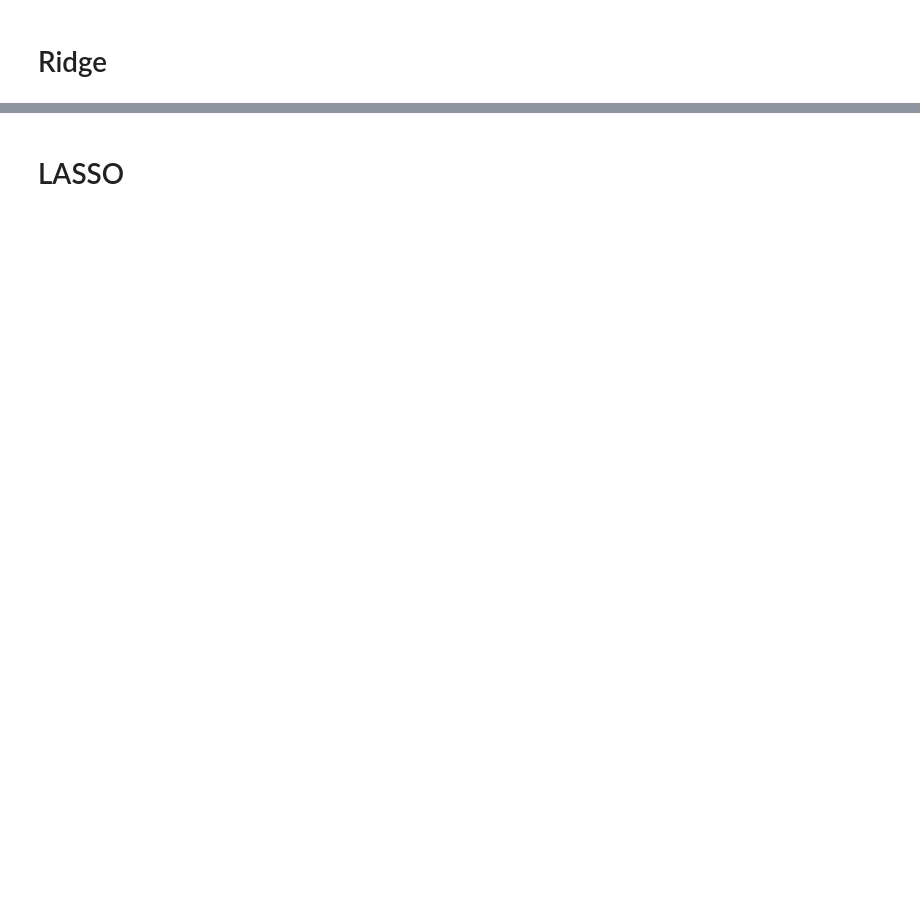
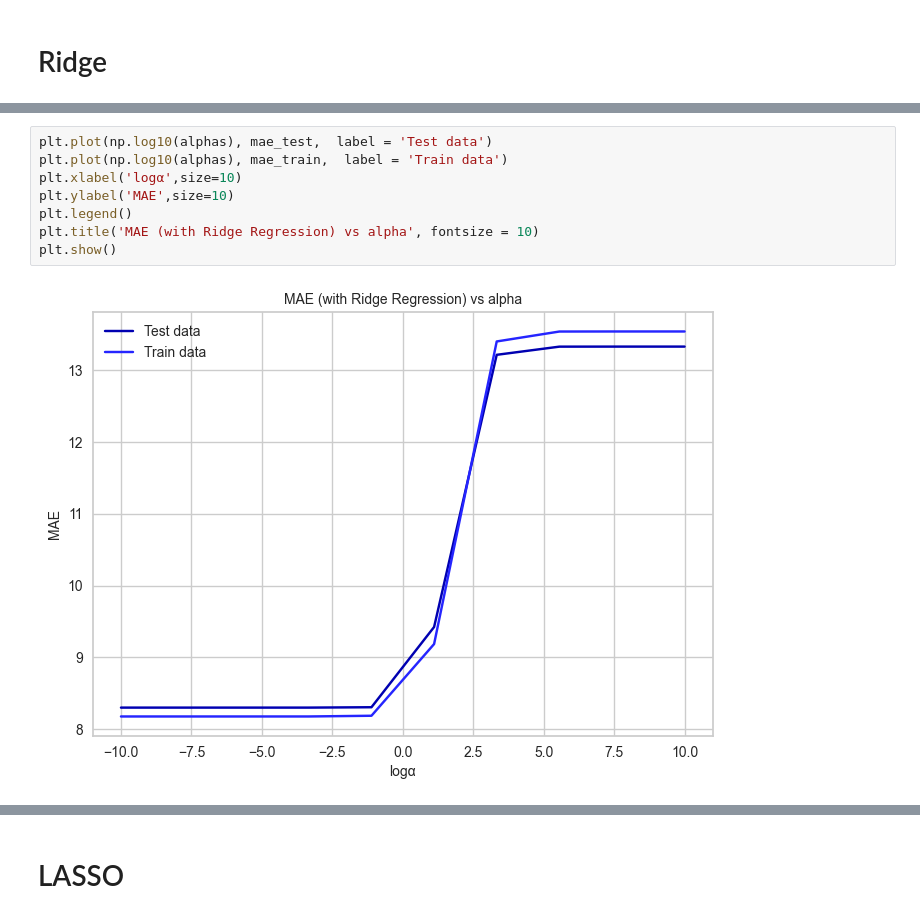
Before and after one commit to kcristinaa/ML-course, a Jupyter notebook: 1η εργασία/Assignment1.ipynb, the cells around one changed output, grey strips where cells are left out. Drawn from its saved outputs; the diff is of its cells as text; blank space fills up the shorter version.

```diff
--- a/1η εργασία/Assignment1.ipynb
+++ b/1η εργασία/Assignment1.ipynb
@@ -228,0 +256,10 @@ Mean Absolute Percentage Error (MAPE): 10.20
+# %%
+plt.plot(np.log10(alphas), mae_test,  label = 'Test data')
+plt.plot(np.log10(alphas), mae_train,  label = 'Train data')
+plt.xlabel('logα',size=10)
+plt.ylabel('MAE',size=10)
+plt.legend()
+plt.title('MAE (with Ridge Regression) vs alpha', fontsize = 10)
+plt.show()
+# %% [output]
+[figure, added]
```
Also changed, not shown: parts of 37 cells of this notebook, 2 other files.
